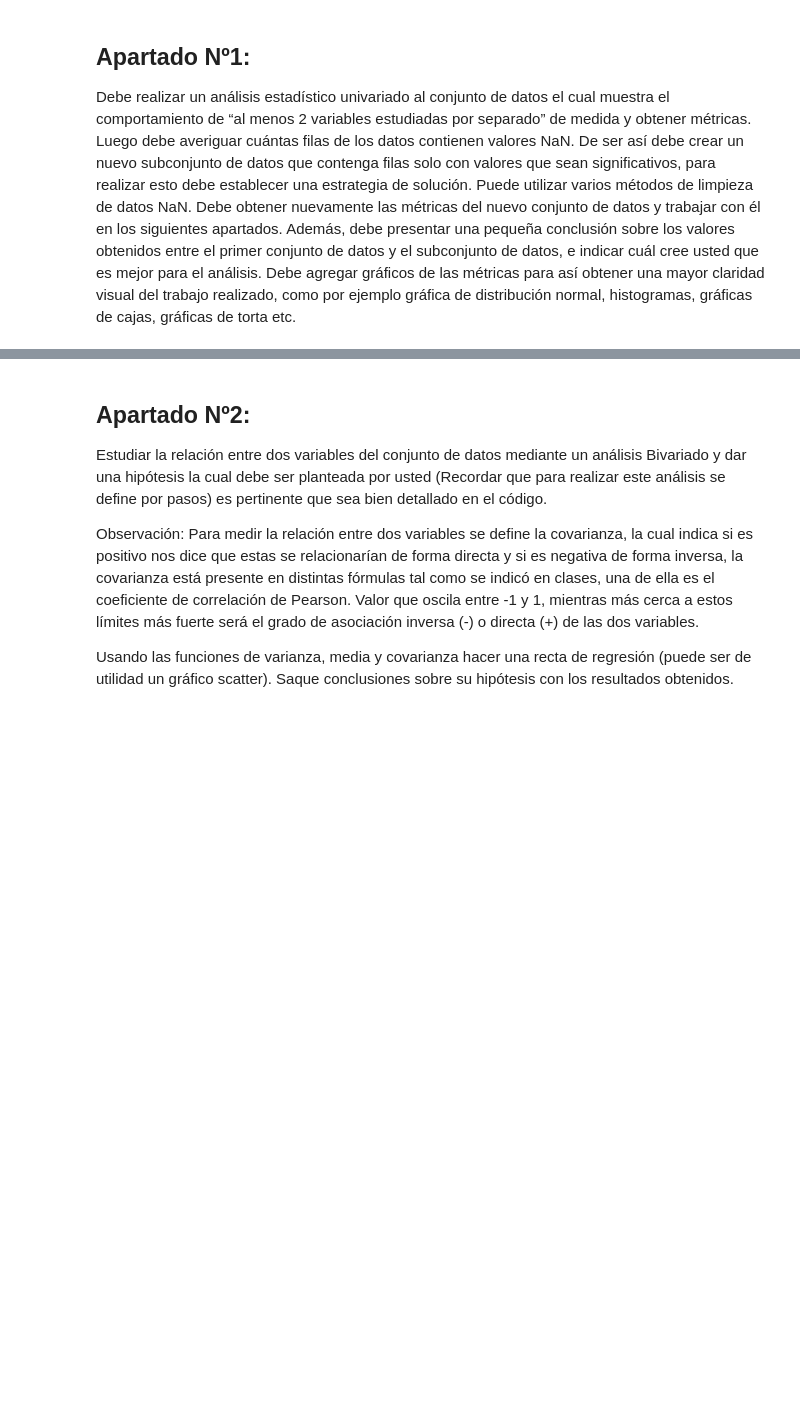
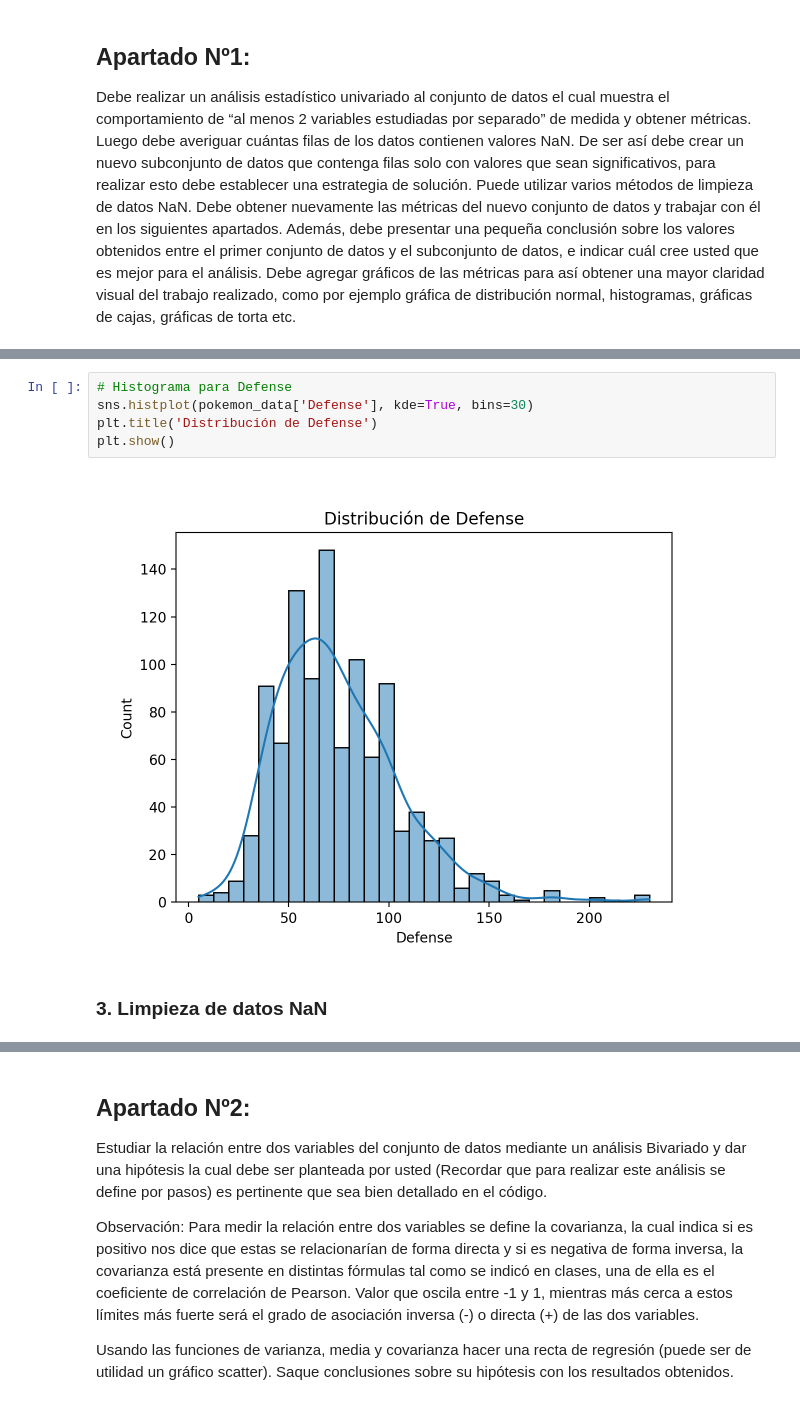
Before and after one commit to IxyzDev/DataInsightHub, a Jupyter notebook: 03-tareas/01-tarea/main.ipynb, the cells around one changed output, grey strips where cells are left out. Cells and saved outputs as stored; diff of their text form; blank space fills up the shorter version.

```diff
--- a/03-tareas/01-tarea/main.ipynb
+++ b/03-tareas/01-tarea/main.ipynb
@@ -22,0 +130,9 @@ como por ejemplo gráfica de distribución normal, histogramas, gráficas de caj
+# %%
+# Histograma para Defense
+sns.histplot(pokemon_data['Defense'], kde=True, bins=30)
+plt.title('Distribución de Defense')
+plt.show()
+# %% [output]
+[figure, added]
+# %% [markdown]
+### 3. Limpieza de datos NaN
```
Also changed, not shown: parts of 20 cells of this notebook, 2 other files.
